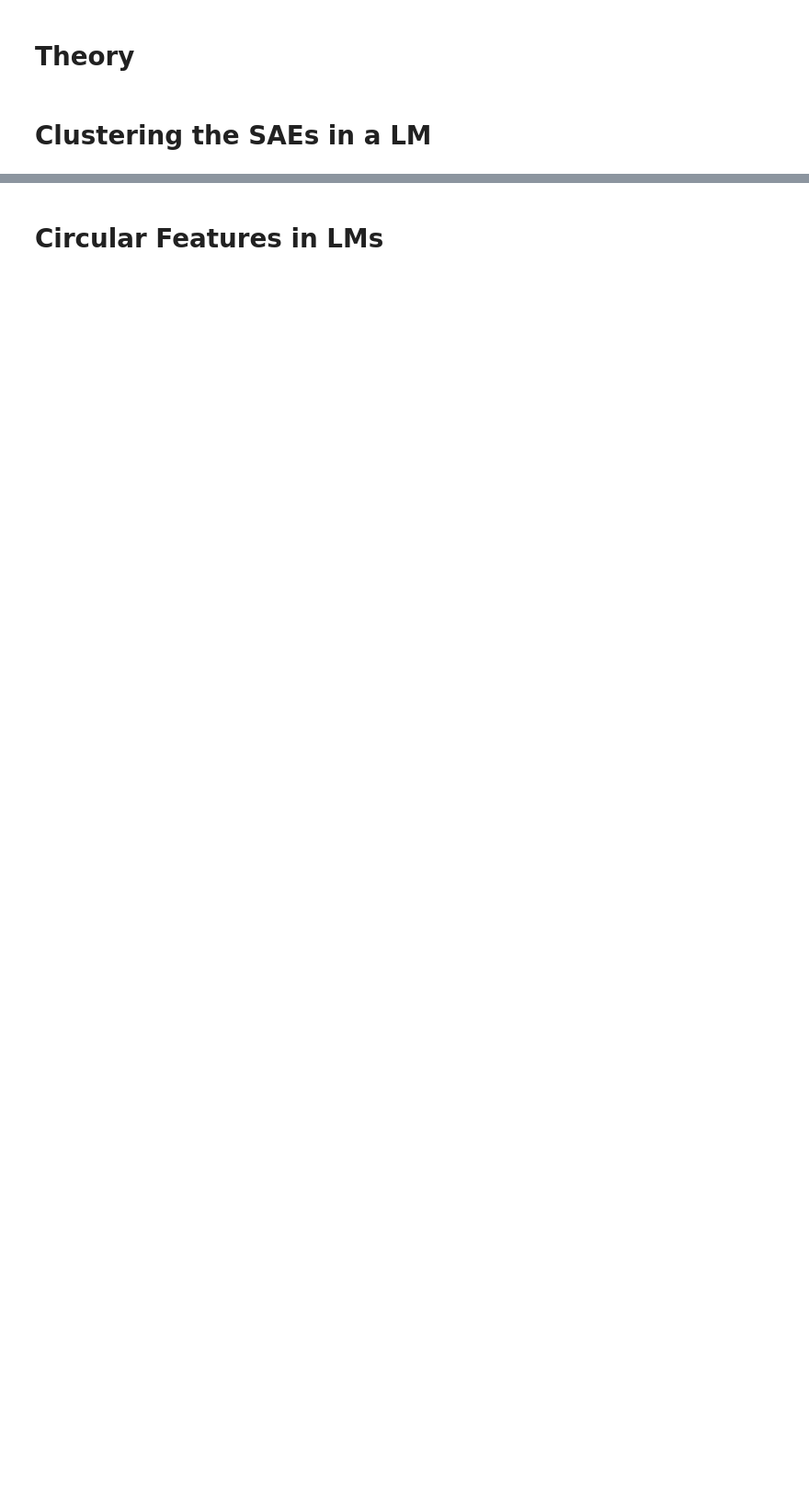
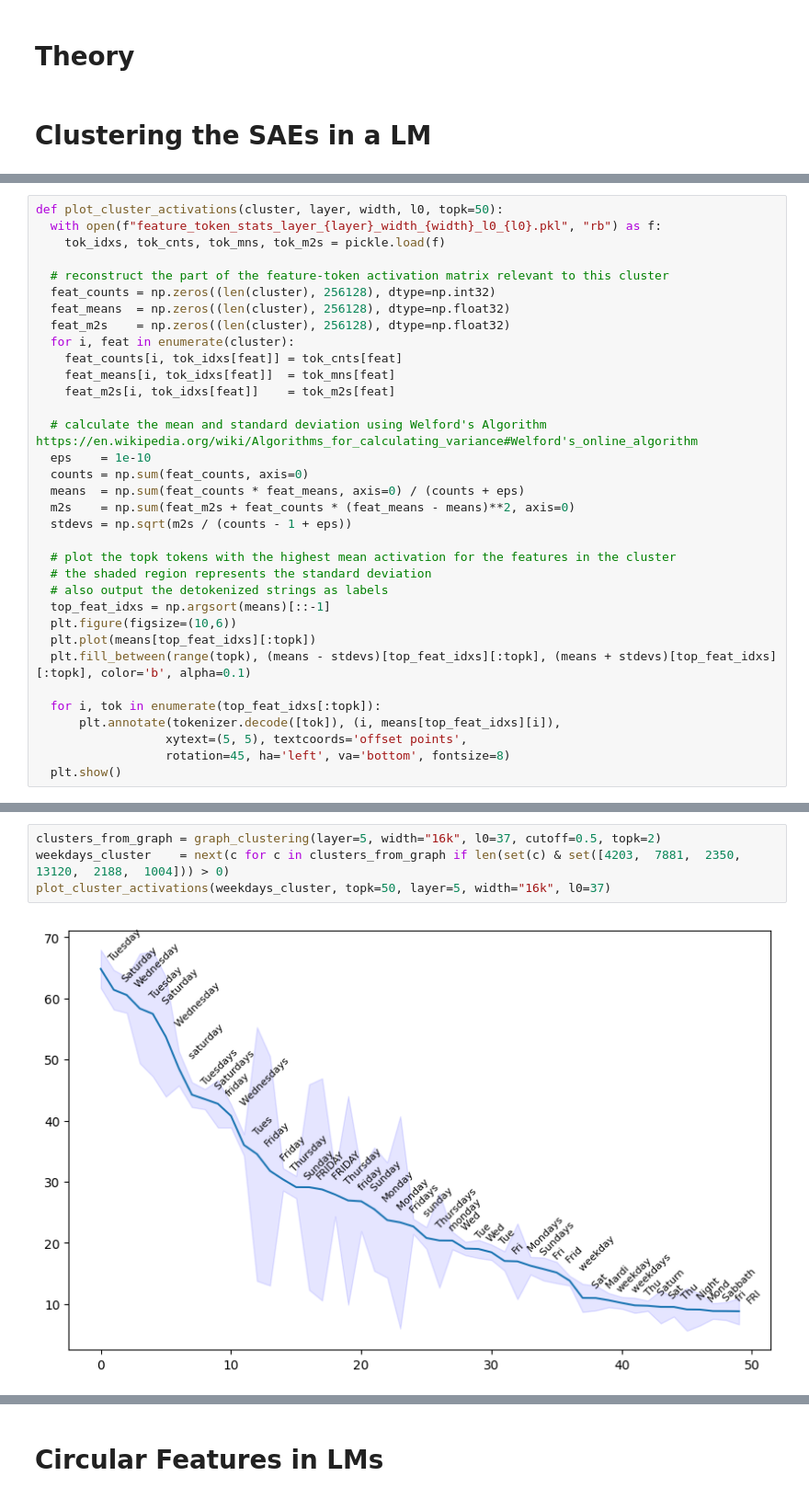
Before and after one commit to derfred/tutorials, a Jupyter notebook: multi_dimensional_features/multi_dimension_features.ipynb, the cells around one changed output, grey strips where cells are left out. Shown at 92% size. Cells and saved outputs as stored; diff of their text form; blank space fills up the shorter version.

Commit message:
clustering on a real LM

```diff
--- a/multi_dimensional_features/multi_dimension_features.ipynb
+++ b/multi_dimensional_features/multi_dimension_features.ipynb
@@ -326,0 +396,34 @@ plt.show()
+# %%
+def plot_cluster_activations(cluster, layer, width, l0, topk=50):
+  with open(f"feature_token_stats_layer_{layer}_width_{width}_l0_{l0}.pkl", "rb") as f:
+    tok_idxs, tok_cnts, tok_mns, tok_m2s = pickle.load(f)
+
+  # reconstruct the part of the feature-token activation matrix relevant to this cluster
+  feat_counts = np.zeros((len(cluster), 256128), dtype=np.int32)
+  feat_means  = np.zeros((len(cluster), 256128), dtype=np.float32)
+  feat_m2s    = np.zeros((len(cluster), 256128), dtype=np.float32)
+  for i, feat in enumerate(cluster):
+    feat_counts[i, tok_idxs[feat]] = tok_cnts[feat]
+    feat_means[i, tok_idxs[feat]]  = tok_mns[feat]
+    feat_m2s[i, tok_idxs[feat]]    = tok_m2s[feat]
+
+  # calculate the mean and standard deviation using Welford's Algorithm https://en.wikipedia.org/wiki/Algorithms_for_calculating_variance#Welford's_online_algorithm
+  eps    = 1e-10
+  counts = np.sum(feat_counts, axis=0)
+  means  = np.sum(feat_counts * feat_means, axis=0) / (counts + eps)
+  m2s    = np.sum(feat_m2s + feat_counts * (feat_means - means)**2, axis=0)
+  stdevs = np.sqrt(m2s / (counts - 1 + eps))
+
+  # plot the topk tokens with the highest mean activation for the features in the cluster
+  # the shaded region represents the standard deviation
+  # also output the detokenized strings as labels
+  top_feat_idxs = np.argsort(means)[::-1]
+  plt.figure(figsize=(10,6))
+  plt.plot(means[top_feat_idxs][:topk])
+  plt.fill_between(range(topk), (means - stdevs)[top_feat_idxs][:topk], (means + stdevs)[top_feat_idxs][:topk], color='b', alpha=0.1)
+
+  for i, tok in enumerate(top_feat_idxs[:topk]):
+      plt.annotate(tokenizer.decode([tok]), (i, means[top_feat_idxs][i]),
+                  xytext=(5, 5), textcoords='offset points',
+                  rotation=45, ha='left', va='bottom', fontsize=8)
+  plt.show()
@@ -326,0 +432,6 @@ plt.show()
+# %%
+clusters_from_graph = graph_clustering(layer=5, width="16k", l0=37, cutoff=0.5, topk=2)
+weekdays_cluster    = next(c for c in clusters_from_graph if len(set(c) & set([4203,  7881,  2350, 13120,  2188,  1004])) > 0)
+plot_cluster_activations(weekdays_cluster, topk=50, layer=5, width="16k", l0=37)
+# %% [output]
+[figure, added]
```
Also changed, not shown: parts of 16 cells of this notebook, 3 other files.
